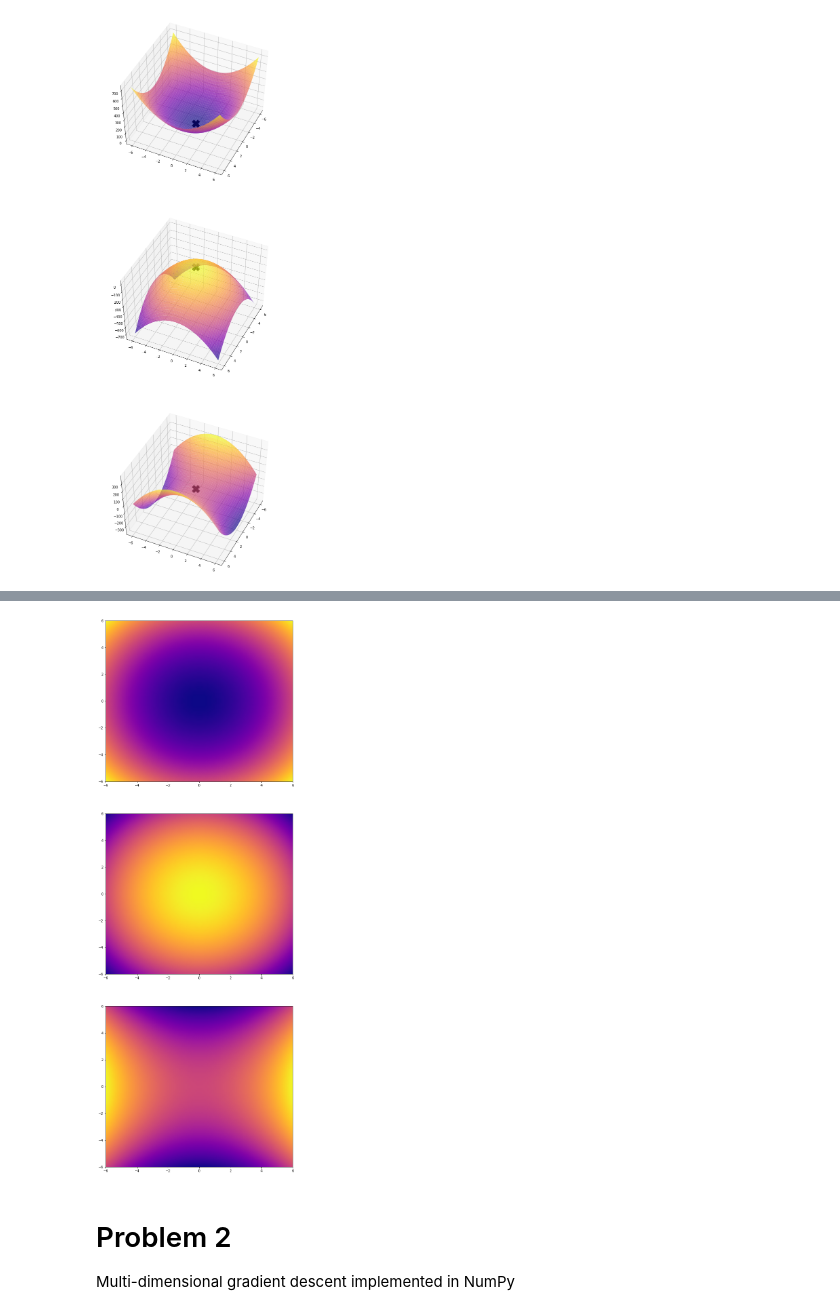
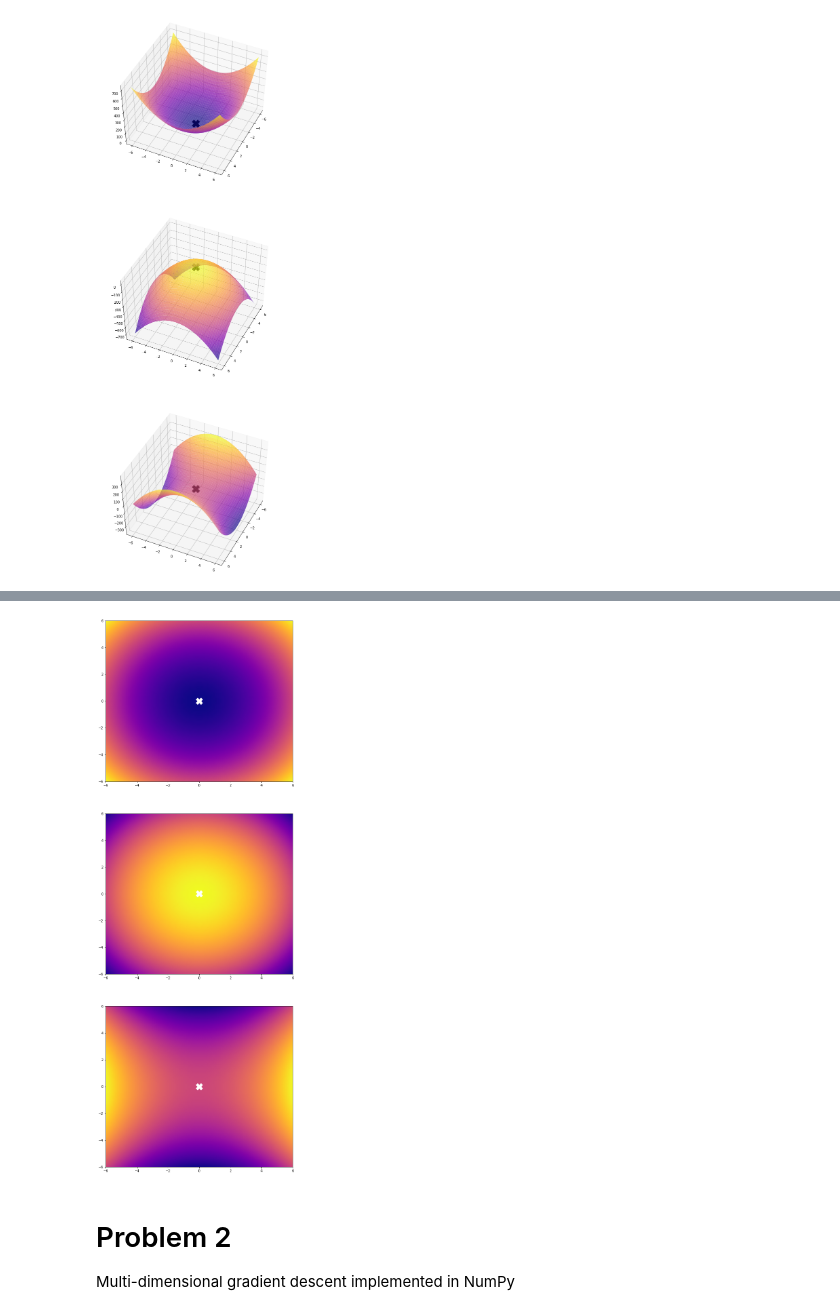
Before and after one commit to nspeer12/AI_CAP4630, a Jupyter notebook: hw2.ipynb, the cells around one changed output, grey strips where cells are left out. Drawn from its saved outputs; the diff is of its cells as text; code cells hidden in the pictures.

```diff
--- a/hw2.ipynb
+++ b/hw2.ipynb
@@ -51,6 +53,7 @@ fig, axs = plt.subplots(3, figsize=(10, 30))
 
 for i in range(3):
   axs[i].contour(X[0], X[1], Y[i], cmap='plasma', alpha=0.7)
+  axs[i].plot(0,0, marker='X', color='black', markersize=20)
 
 plt.show()
 # %% [output]
@@ -58,13 +61,14 @@ plt.show()
 # %%
 # plot 2D contour graphs
 fig, axs = plt.subplots(3, figsize=(10, 30))
 
 for i in range(3):
   axs[i].pcolormesh(X[0], X[1], Y[i].reshape(X[1].shape), shading='gouraud', cmap=plt.cm.plasma)
+  axs[i].plot(0,0, marker='X', color='white', markersize=20)
 
 plt.show()
 # %% [output]
-[figure, old version]
+[figure, new version]
 # %% [markdown]
 # Problem 2
 Multi-dimensional gradient descent implemented in NumPy
```
Also changed, not shown: parts of 3 cells of this notebook.
